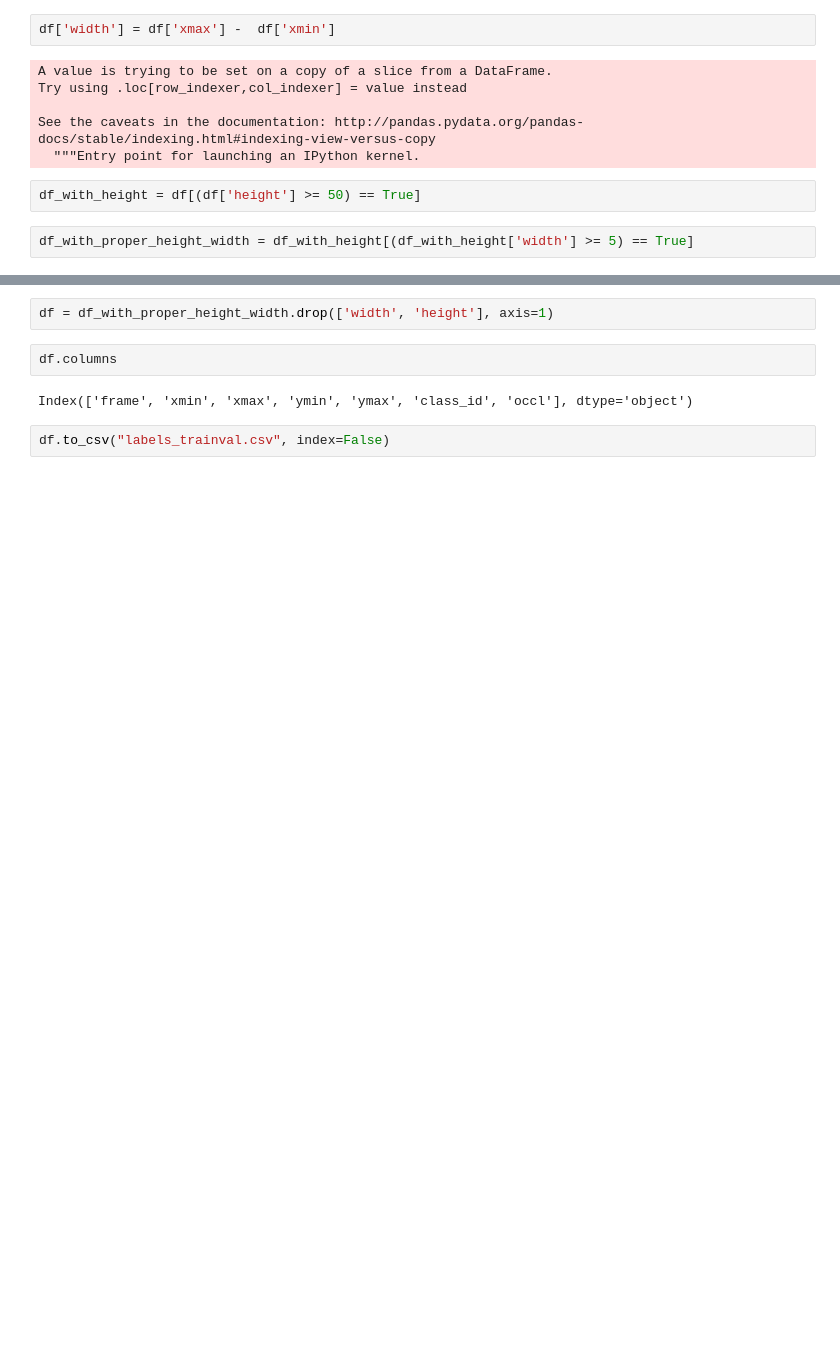
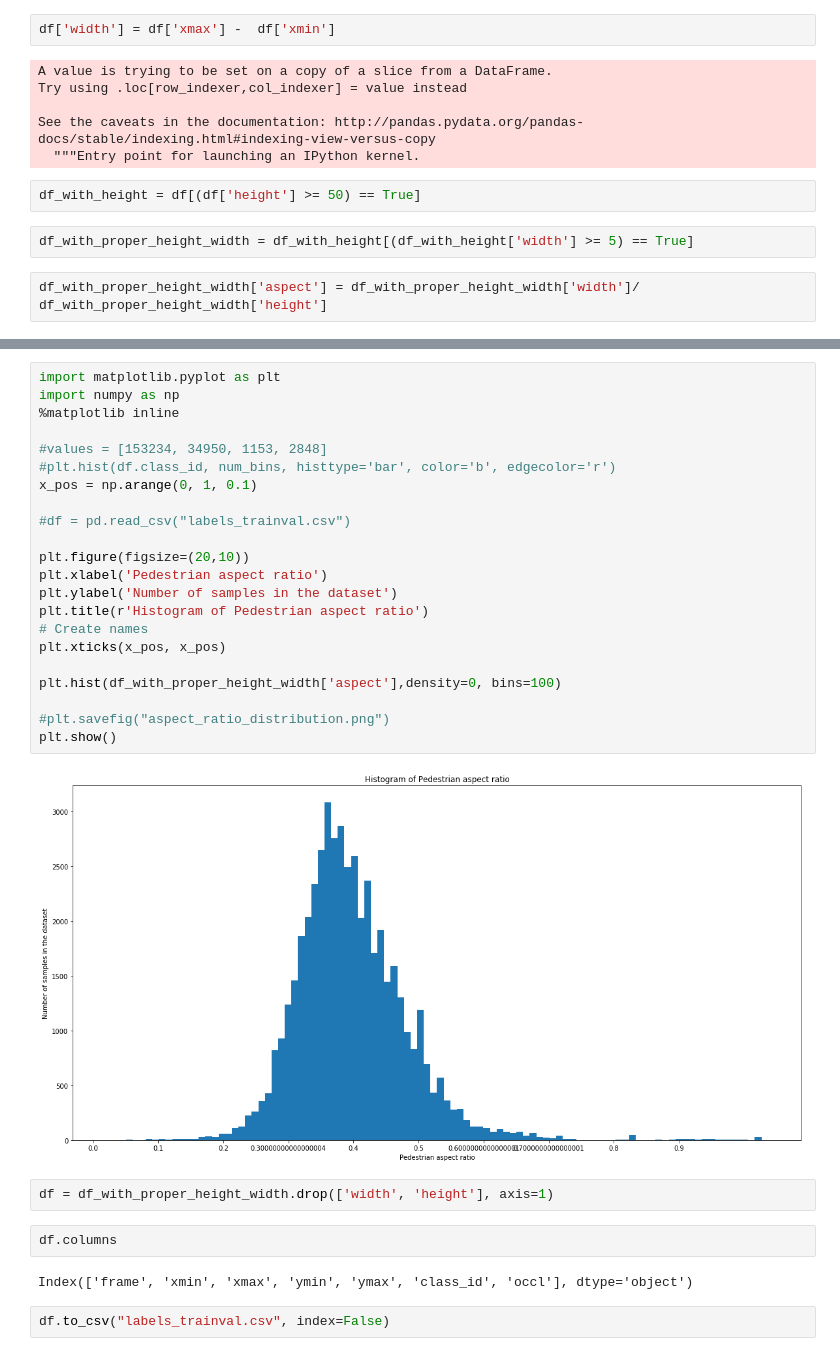
Before and after one commit to Kalinga/ML, a Jupyter notebook: ssd_keras_caltech/csv_data_analysis.ipynb, the cells around one changed output, grey strips where cells are left out. Cells and saved outputs as stored; diff of their text form; blank space fills up the shorter version.

```diff
--- a/ssd_keras_caltech/csv_data_analysis.ipynb
+++ b/ssd_keras_caltech/csv_data_analysis.ipynb
@@ -76,3 +76,5 @@ See the caveats in the documentation: http://pandas.pydata.org/pandas-docs/stabl
 df_with_height = df[(df['height'] >= 50) == True]
 # %%
 df_with_proper_height_width = df_with_height[(df_with_height['width'] >= 5) == True]
+# %%
+df_with_proper_height_width['aspect'] = df_with_proper_height_width['width']/ df_with_proper_height_width['height']
@@ -100,3 +107,27 @@ df_with_proper_height_width
+# %%
+import matplotlib.pyplot as plt
+import numpy as np
+%matplotlib inline
+
+#values = [153234, 34950, 1153, 2848]
+#plt.hist(df.class_id, num_bins, histtype='bar', color='b', edgecolor='r')
+x_pos = np.arange(0, 1, 0.1)
+
+#df = pd.read_csv("labels_trainval.csv")
+
+plt.figure(figsize=(20,10))
+plt.xlabel('Pedestrian aspect ratio')
+plt.ylabel('Number of samples in the dataset')
+plt.title(r'Histogram of Pedestrian aspect ratio')
+# Create names
+plt.xticks(x_pos, x_pos)
+
+plt.hist(df_with_proper_height_width['aspect'],density=0, bins=100)
+
+#plt.savefig("aspect_ratio_distribution.png")
+plt.show()
+# %% [output]
+[figure, added]
 # %%
 df = df_with_proper_height_width.drop(['width', 'height'], axis=1)
 # %%
```
Also changed, not shown: parts of 6 cells of this notebook, 6 other files.
